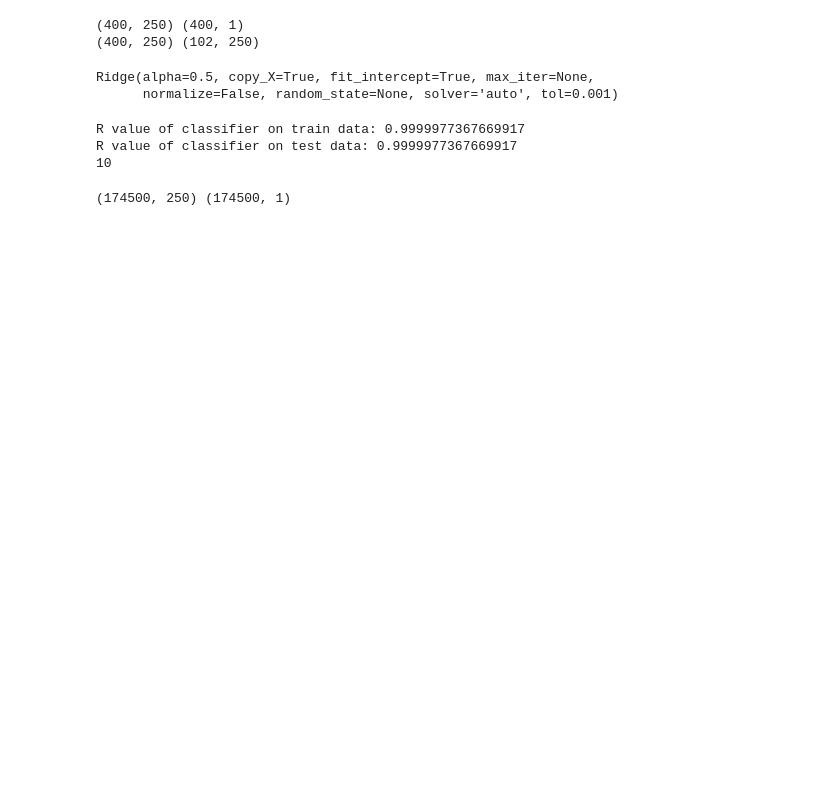
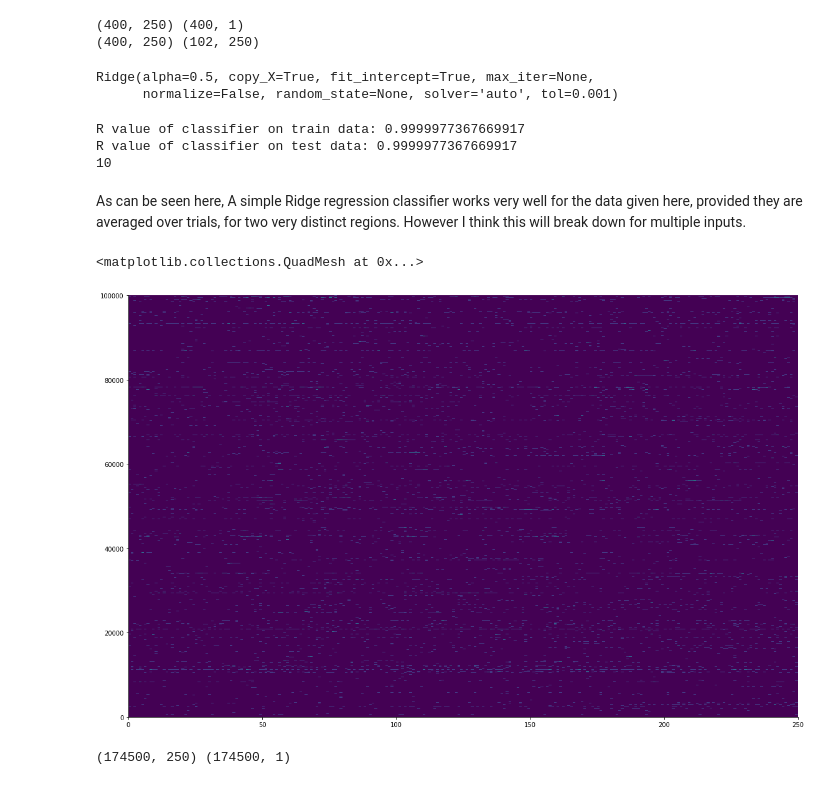
Before and after one commit to tipsyfermion/NMA_Mapping_Brain_Networks_2020, a Jupyter notebook: code/dataAnalysis.ipynb, the cells around one changed output. Cells and saved outputs as stored; diff of their text form; code cells hidden in the pictures; blank space fills up the shorter version.

```diff
--- a/code/dataAnalysis.ipynb
+++ b/code/dataAnalysis.ipynb
@@ -265,15 +279,22 @@ print(10)
 R value of classifier on train data: 0.9999977367669917
 R value of classifier on test data: 0.9999977367669917
 10
+# %% [markdown]
+As can be seen here, A simple Ridge regression classifier works very well for the data given here, provided they are averaged over trials, for two very distinct regions. However I think this will break down for multiple inputs.
 # %%
 CR_trials = np.shape(spikes_CR)[2]
 
 X = np.array(spikes_CR[:,0,:])
 y = np.reshape(np.array(group_index),(-1,1))
 y_init = y
 for trial in range(1,CR_trials):
     X = np.vstack((X,spikes_CR[:,trial,:]))
     y = np.vstack((y,y_init))
+plt.pcolormesh(X_train)
+plt.show()
+# %% [output]
+<matplotlib.collections.QuadMesh at 0x...>
+[figure, added]
 # %%
 print(np.shape(X),np.shape(y))
 # %% [output]
```
Also changed, not shown: parts of 7 cells of this notebook.
